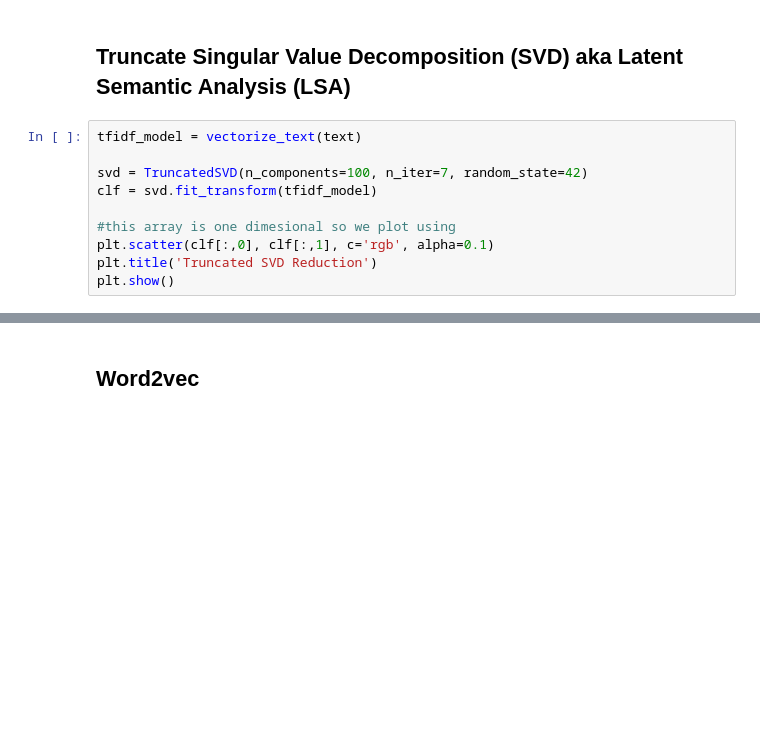
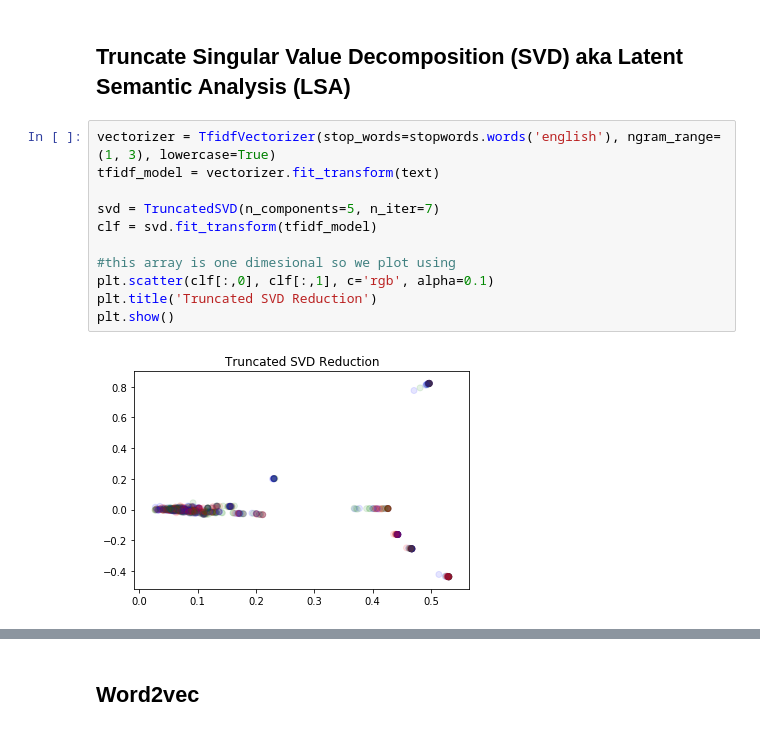
Before and after one commit to albertolovell/closed_caption_classifier, a Jupyter notebook: cc.ipynb, the cells around one changed output, grey strips where cells are left out. Drawn from its saved outputs; the diff is of its cells as text; blank space fills up the shorter version.

Commit message:
ngrams and topic modelling

```diff
--- a/cc.ipynb
+++ b/cc.ipynb
@@ -359,12 +359,15 @@ plt.show();
 # %% [markdown]
 ## Truncate Singular Value Decomposition (SVD) aka Latent Semantic Analysis (LSA)
 # %%
-tfidf_model = vectorize_text(text)
+vectorizer = TfidfVectorizer(stop_words=stopwords.words('english'), ngram_range=(1, 3), lowercase=True)
+tfidf_model = vectorizer.fit_transform(text)
 
-svd = TruncatedSVD(n_components=100, n_iter=7, random_state=42)
+svd = TruncatedSVD(n_components=5, n_iter=7)
 clf = svd.fit_transform(tfidf_model)
 
 #this array is one dimesional so we plot using
 plt.scatter(clf[:,0], clf[:,1], c='rgb', alpha=0.1)
 plt.title('Truncated SVD Reduction')
 plt.show()
+# %% [output]
+[figure, added]
```
Also changed, not shown: parts of 1 cell of this notebook.
